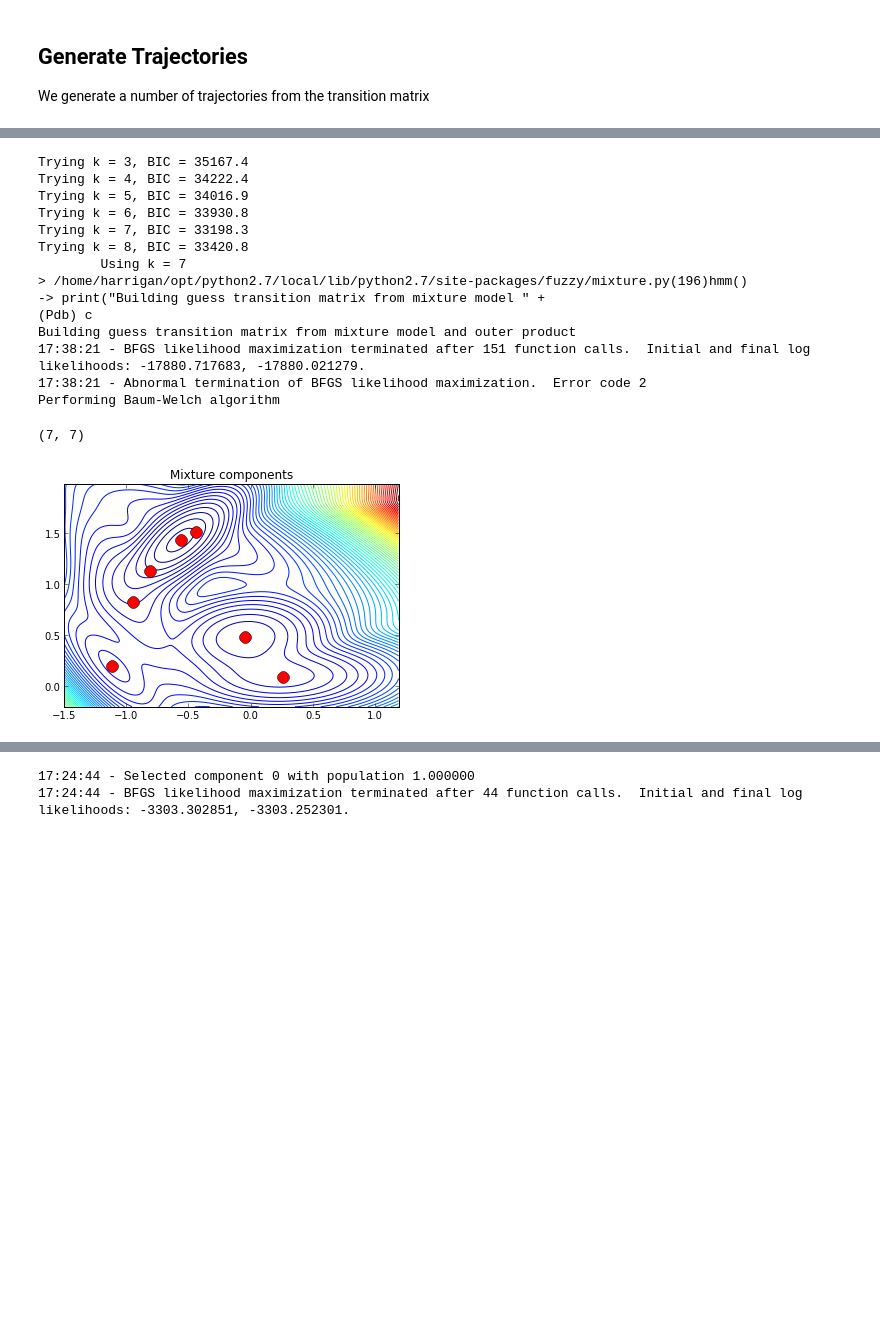
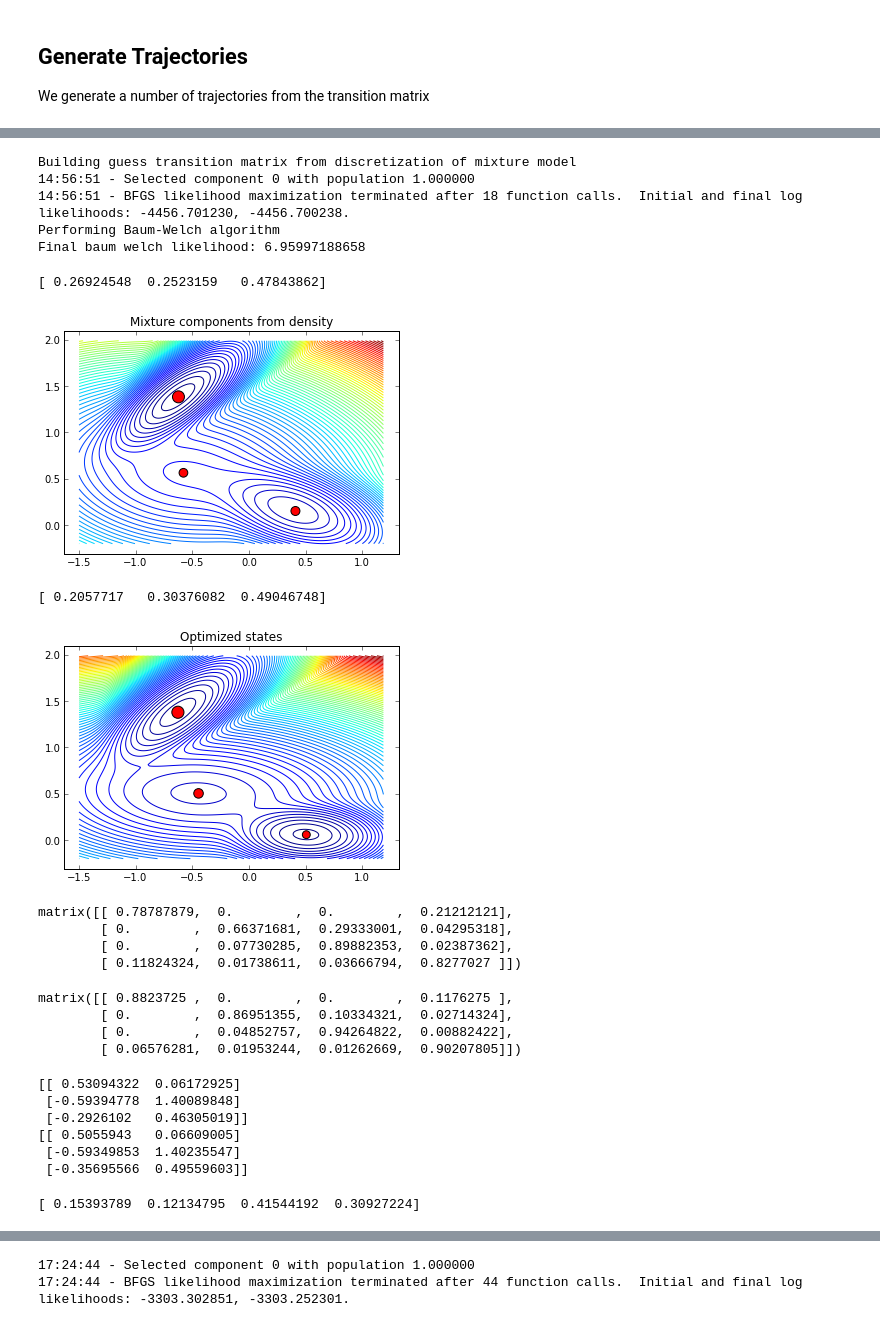
Before and after one commit to mpharrigan/fuzzy-clustering, a Jupyter notebook: HMM-Validate.ipynb, the cells around one changed output, grey strips where cells are left out. Cells and saved outputs as stored; diff of their text form; code cells hidden in the pictures; blank space fills up the shorter version.

```diff
--- a/HMM-Validate.ipynb
+++ b/HMM-Validate.ipynb
@@ -28,7 +34,7 @@ with open('transition_matrix_70.pickl', 'wb') as f:
 # %%
 # Or: Load from file
 import pickle
-with open('transition_matrix.pickl', 'rb') as f:
+with open('transition_matrix_70.pickl', 'rb') as f:
     t_matrix, grid = pickle.load(f)
 print t_matrix.shape
 # %% [output]
@@ -39,9 +45,9 @@ Generate Trajectories
 We generate a number of trajectories from the transition matrix
 # %%
 # Generate and view trajectories
-num_trajs = 2
-traj_len = 100000
-stride = 10
+num_trajs = 5
+traj_len = 250000
+stride = 50
 print "Aggregate: {:,} points".format((num_trajs*traj_len/stride))
 traj_list = msmtoys.analytic.get_trajlist(t_matrix, grid, num_trajs, traj_len, stride)
 plotting.plot2d(muller.MullerForce)
@@ -54,28 +60,53 @@ Aggregate: 20,000.0 points
 # %%
 # Use HMM Model
 # Pick k based on BIC
-hmm_tmatrix, mixture_model = mixture.hmm(traj_list, lag_time=30)
-hmm_tmatrix.shape
+guess_tmatrix, hmm_tmatrix, hidden_mm, first_mixture_model, opt_mixture_model = mixture.hmm(traj_list, fix_k=3, lag_time=1)
 # %% [output]
-Trying k = 3, BIC = 35167.4
-Trying k = 4, BIC = 34222.4
-Trying k = 5, BIC = 34016.9
-Trying k = 6, BIC = 33930.8
-Trying k = 7, BIC = 33198.3
-Trying k = 8, BIC = 33420.8
-        Using k = 7
-> /home/harrigan/opt/python2.7/local/lib/python2.7/site-packages/fuzzy/mixture.py(196)hmm()
--> print("Building guess transition matrix from mixture model " +
-(Pdb) c
-Building guess transition matrix from mixture model and outer product
-17:38:21 - BFGS likelihood maximization terminated after 151 function calls.  Initial and final log likelihoods: -17880.717683, -17880.021279.
-17:38:21 - Abnormal termination of BFGS likelihood maximization.  Error code 2
+Building guess transition matrix from discretization of mixture model
+14:56:51 - Selected component 0 with population 1.000000
+14:56:51 - BFGS likelihood maximization terminated after 18 function calls.  Initial and final log likelihoods: -4456.701230, -4456.700238.
 Performing Baum-Welch algorithm
+Final baum welch likelihood: 6.95997188658
-(7, 7)
 # %%
 # Look at the mixture model
-mixture.plot_distribution(mixture_model, grid)
-pp.title("Mixture components")
+mixture.plot_distribution(first_mixture_model, grid, guess_tmatrix, eigen=1)
+pp.title("Mixture components from density")
 pp.show()
+
+opt_mixture_model.weights_ = [1.0] * len(opt_mixture_model.weights_)
+mixture.plot_distribution(opt_mixture_model, grid, hmm_tmatrix, eigen=1)
+pp.title("Optimized states")
+pp.show()
 # %% [output]
+[ 0.26924548  0.2523159   0.47843862]
-[figure, old version]
+[figure, new version]
+[ 0.2057717   0.30376082  0.49046748]
+[figure, added]
+# %%
+guess_tmatrix.todense()
+# %% [output]
+matrix([[ 0.78787879,  0.        ,  0.        ,  0.21212121],
+        [ 0.        ,  0.66371681,  0.29333001,  0.04295318],
+        [ 0.        ,  0.07730285,  0.89882353,  0.02387362],
+        [ 0.11824324,  0.01738611,  0.03666794,  0.8277027 ]])
+# %%
+hmm_tmatrix.todense()
+# %% [output]
+matrix([[ 0.8823725 ,  0.        ,  0.        ,  0.1176275 ],
+        [ 0.        ,  0.86951355,  0.10334321,  0.02714324],
+        [ 0.        ,  0.04852757,  0.94264822,  0.00882422],
+        [ 0.06576281,  0.01953244,  0.01262669,  0.90207805]])
+# %%
+print first_mixture_model.means_
+print opt_mixture_model.means_
+# %% [output]
+[[ 0.53094322  0.06172925]
+ [-0.59394778  1.40089848]
+ [-0.2926102   0.46305019]]
+[[ 0.5055943   0.06609005]
+ [-0.59349853  1.40235547]
+ [-0.35695566  0.49559603]]
+# %%
+print first_mixture_model.weights_
+# %% [output]
+[ 0.15393789  0.12134795  0.41544192  0.30927224]
```
Also changed, not shown: parts of 11 cells of this notebook, 8 other files.
